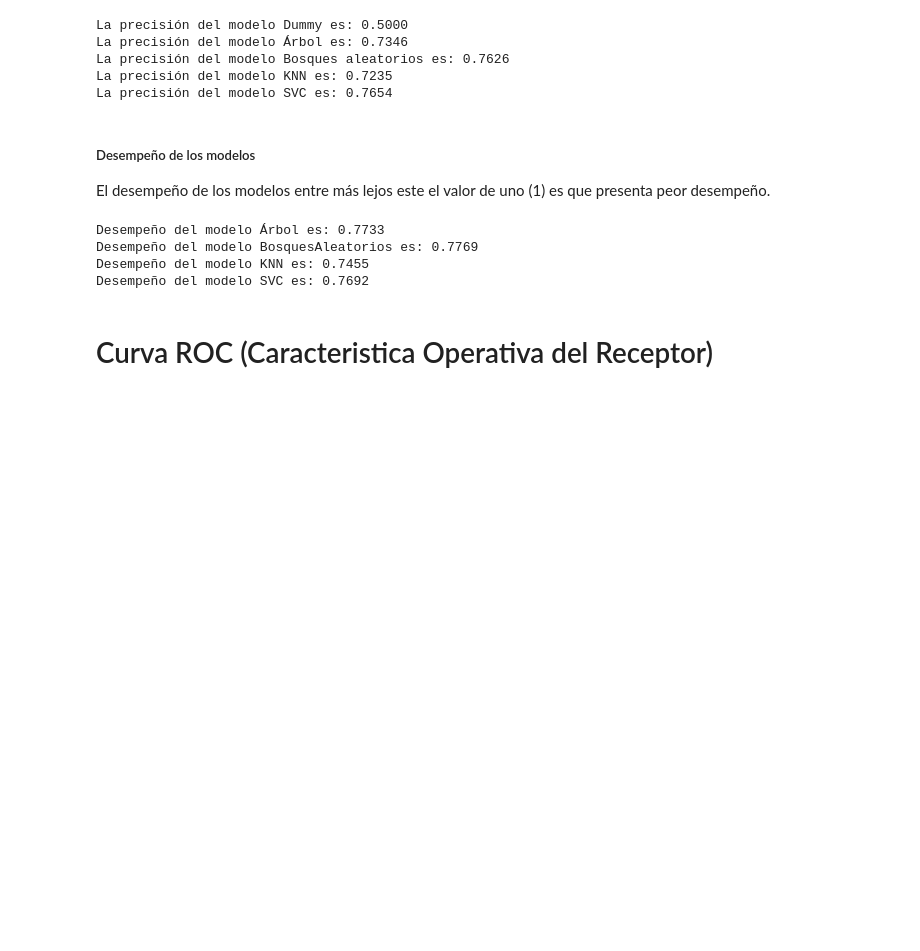
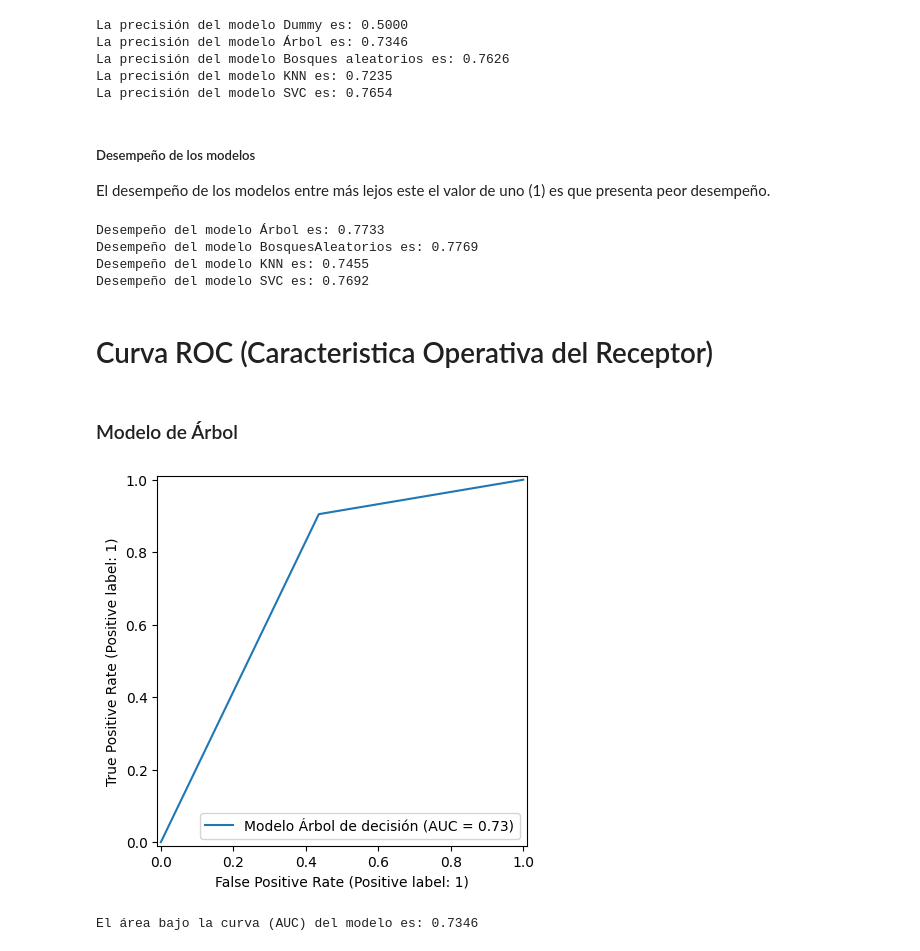
Before and after one commit to JuanMorales765/TelecomXPt2, a Jupyter notebook: TelecomXPt2.ipynb, the cells around one changed output. Cells and saved outputs as stored; diff of their text form; code cells hidden in the pictures; blank space fills up the shorter version.

Commit message:
Informe completado
Se realiza el informe según lo que contiene el Trello para este trabajo, y se agrega el modelo seleccionado según los parámetros indicados.

```diff
--- a/TelecomXPt2.ipynb
+++ b/TelecomXPt2.ipynb
@@ -434,3 +510,5 @@ Desempeño del modelo KNN es: 0.7455
 Desempeño del modelo SVC es: 0.7692
 # %% [markdown]
 # Curva ROC (Caracteristica Operativa del Receptor)
+# %% [markdown]
+### Modelo de Árbol
@@ -436,0 +521,8 @@ Desempeño del modelo SVC es: 0.7692
+# %%
+RocCurveDisplay.from_predictions (y_test, yPredArbol, name = 'Modelo Árbol de decisión');
+# %% [output]
+[figure, added]
+# %%
+print(f'El área bajo la curva (AUC) del modelo es: {roc_auc_score(y_test, yPredArbol):.4f}')
+# %% [output]
+El área bajo la curva (AUC) del modelo es: 0.7346
```
Also changed, not shown: parts of 74 cells of this notebook, 2 other files.
